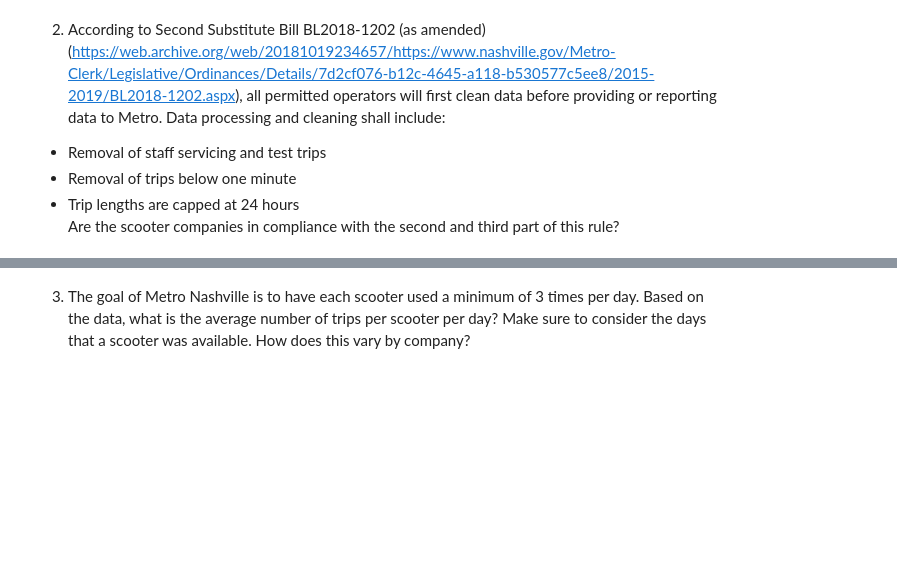
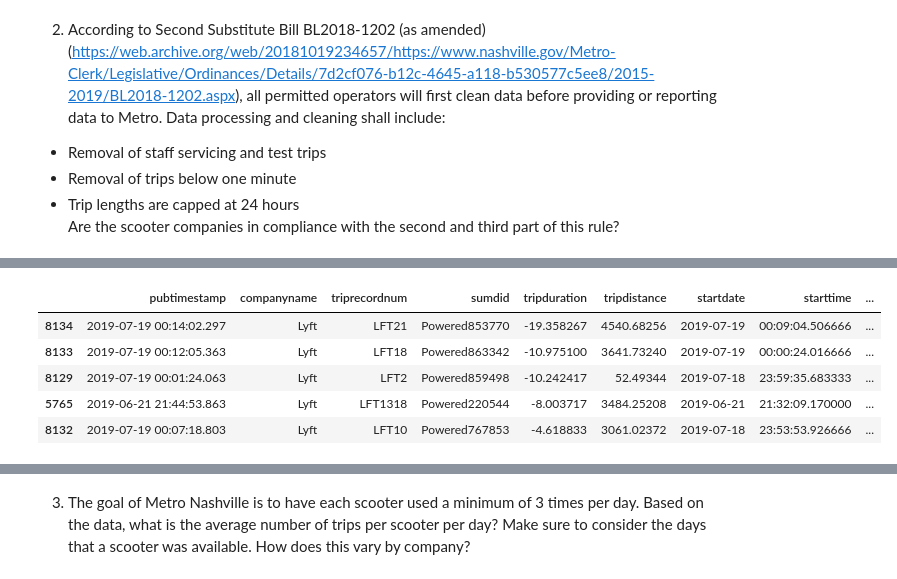
Before and after one commit to NSS-Data-Analytics-Cohort-10/scooters-group-6, a Jupyter notebook: notebook/scooters.ipynb, the cells around one changed output, grey strips where cells are left out. Saved outputs shown, nothing was run; the diff lists cells and outputs as text; code cells hidden in the pictures; blank space fills up the shorter version.

Commit message:
about to start graphs for num 2

```diff
--- a/notebook/scooters.ipynb
+++ b/notebook/scooters.ipynb
@@ -218,3 +218,14 @@ plt.xlabel('Company Name');
 * Removal of trips below one minute
 * Trip lengths are capped at 24 hours
 Are the scooter companies in compliance with the second and third part of this rule?
+# %%
+query4 = '''
+SELECT *
+FROM trips
+WHERE tripduration < 1;
+'''
+
+with engine.connect() as connection:
+    one_min_trips = pd.read_sql(text(query4), con = connection)
+
+print(one_min_trips.describe())
@@ -220,0 +250,10 @@ Are the scooter companies in compliance with the second and third part of this r
+# %%
+one_min_trips=one_min_trips.sort_values(by='tripduration',ascending=True)
+one_min_trips.head()
+# %% [output]
+|  | pubtimestamp | companyname | triprecordnum | sumdid | tripduration | tripdistance | startdate | starttime | ... |
+| 8134 | 2019-07-19 00:14:02.297 | Lyft | LFT21 | Powered853770 | -19.358267 | 4540.68256 | 2019-07-19 | 00:09:04.506666 | ... |
+| 8133 | 2019-07-19 00:12:05.363 | Lyft | LFT18 | Powered863342 | -10.975100 | 3641.73240 | 2019-07-19 | 00:00:24.016666 | ... |
+| 8129 | 2019-07-19 00:01:24.063 | Lyft | LFT2 | Powered859498 | -10.242417 | 52.49344 | 2019-07-18 | 23:59:35.683333 | ... |
+| 5765 | 2019-06-21 21:44:53.863 | Lyft | LFT1318 | Powered220544 | -8.003717 | 3484.25208 | 2019-06-21 | 21:32:09.170000 | ... |
+| 8132 | 2019-07-19 00:07:18.803 | Lyft | LFT10 | Powered767853 | -4.618833 | 3061.02372 | 2019-07-18 | 23:53:53.926666 | ... |
```
Also changed, not shown: parts of 22 cells of this notebook.
